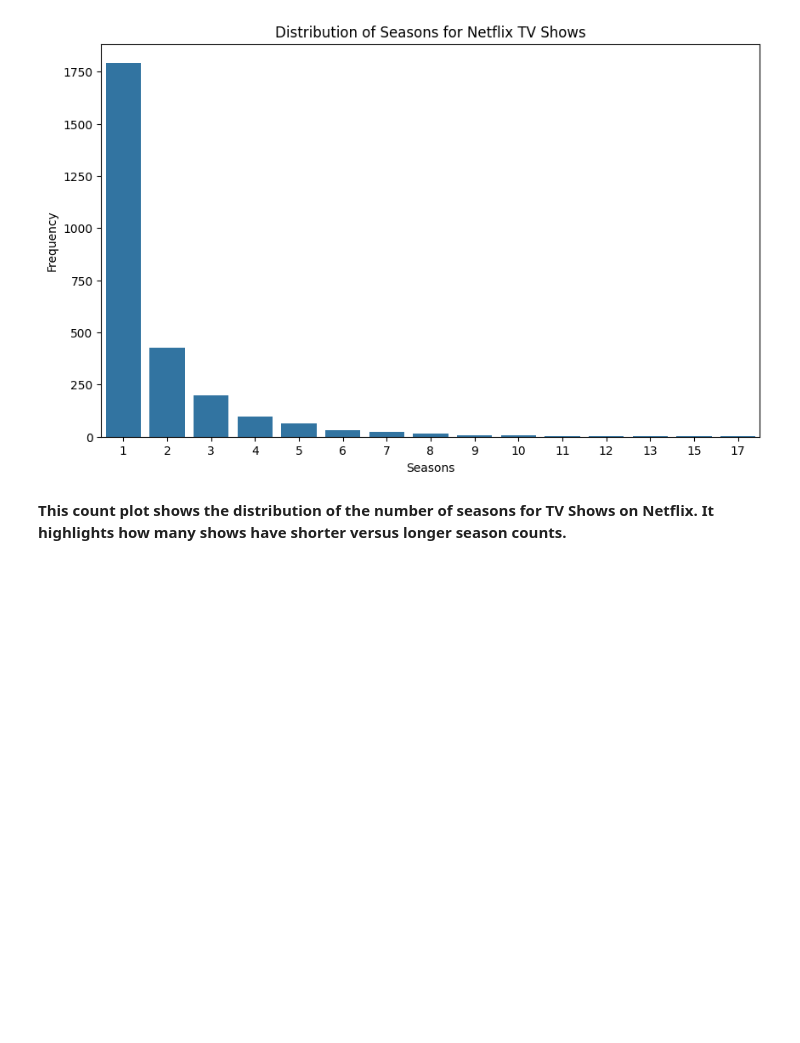
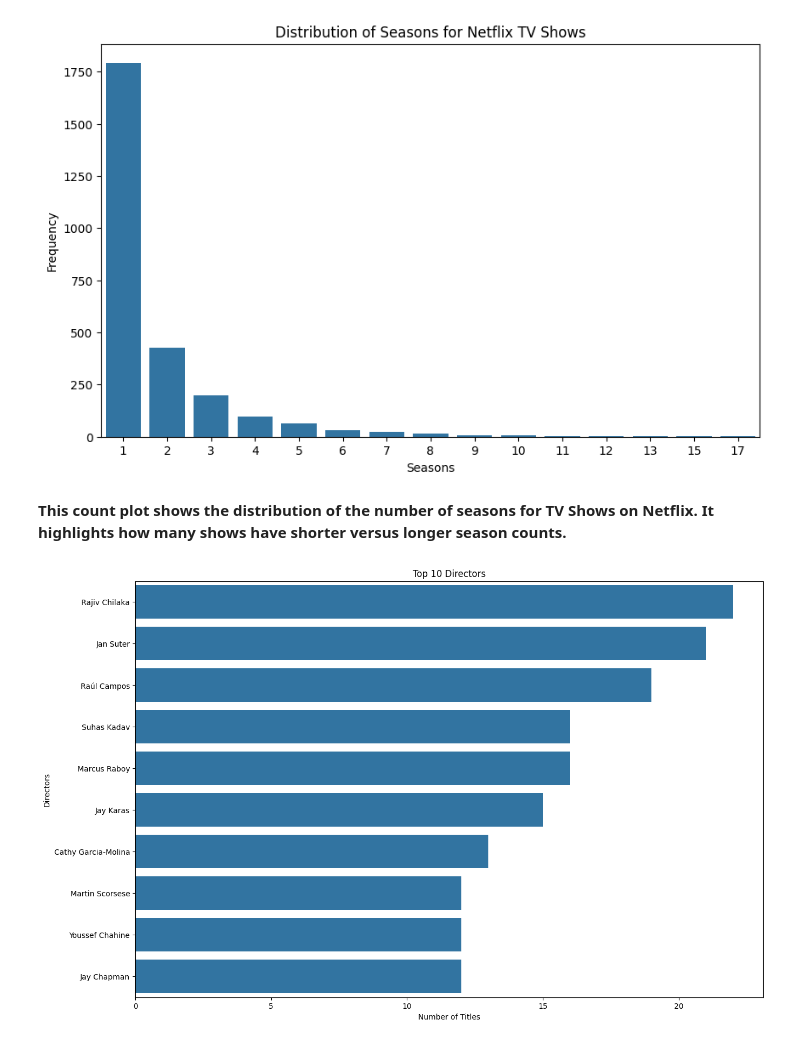
Before and after one commit to TahaNauman/Data-Science-Projects, a Jupyter notebook: Netflix_EDA/Netflix_EDA.ipynb, the cells around one changed output. Cells and saved outputs as stored; diff of their text form; code cells hidden in the pictures; blank space fills up the shorter version.

Commit message:
added additional graphs for Netflix EDA

```diff
--- a/Netflix_EDA/Netflix_EDA.ipynb
+++ b/Netflix_EDA/Netflix_EDA.ipynb
@@ -262,3 +262,19 @@ plt.show()
 [figure]
 # %% [markdown]
 **This count plot shows the distribution of the number of seasons for TV Shows on Netflix. It highlights how many shows have shorter versus longer season counts.**
+# %%
+df_directors = df['director'].str.split(',',expand=True).stack().str.strip().value_counts()
+df_directors = df_directors[df_directors.index != 'Unknown']
+
+top10_directors = df_directors.head(10)
+top10_directors = top10_directors.astype(int)
+
+plt.figure(figsize=(15, 10))
+
+sns.barplot(y=top10_directors.index,x=top10_directors.values)
+plt.title('Top 10 Directors')
+plt.xlabel('Number of Titles')
+plt.ylabel('Directors')
+plt.show()
+# %% [output]
+[figure, added]
```
Also changed, not shown: parts of 3 cells of this notebook.
